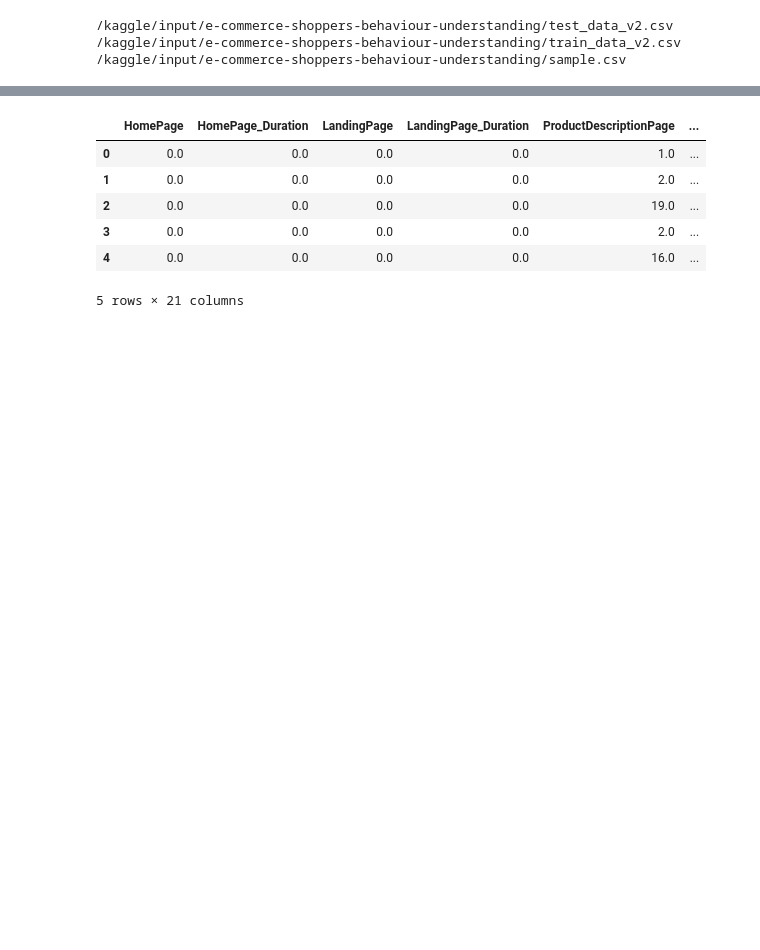
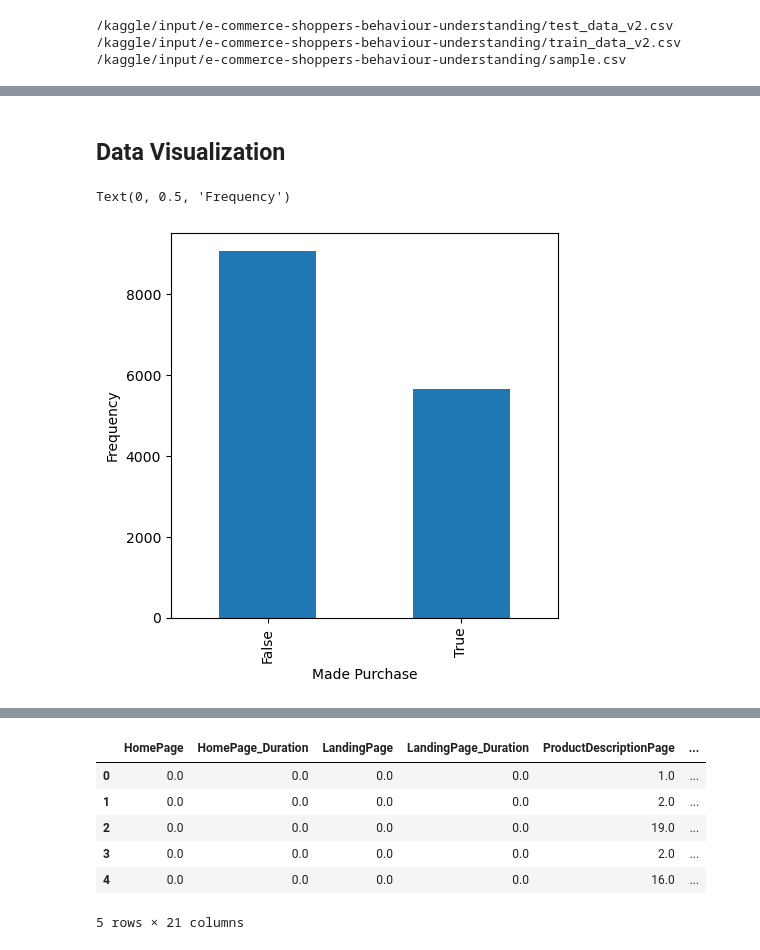
Before and after one commit to aayushmahapatra/ecommerce-ml, a Jupyter notebook: ecommerce.ipynb, the cells around one changed output, grey strips where cells are left out. Drawn from its saved outputs; the diff is of its cells as text; code cells hidden in the pictures; blank space fills up the shorter version.

```diff
--- a/ecommerce.ipynb
+++ b/ecommerce.ipynb
@@ -39,0 +47,9 @@ train_df
+# %% [markdown]
+## Data Visualization
+# %%
+dv = train_df['Made_Purchase'].value_counts().plot(kind='bar', figsize=(5,5))
+dv.set_xlabel("Made Purchase")
+dv.set_ylabel("Frequency")
+# %% [output]
+Text(0, 0.5, 'Frequency')
+[figure, added]
```
Also changed, not shown: parts of 36 cells of this notebook.
